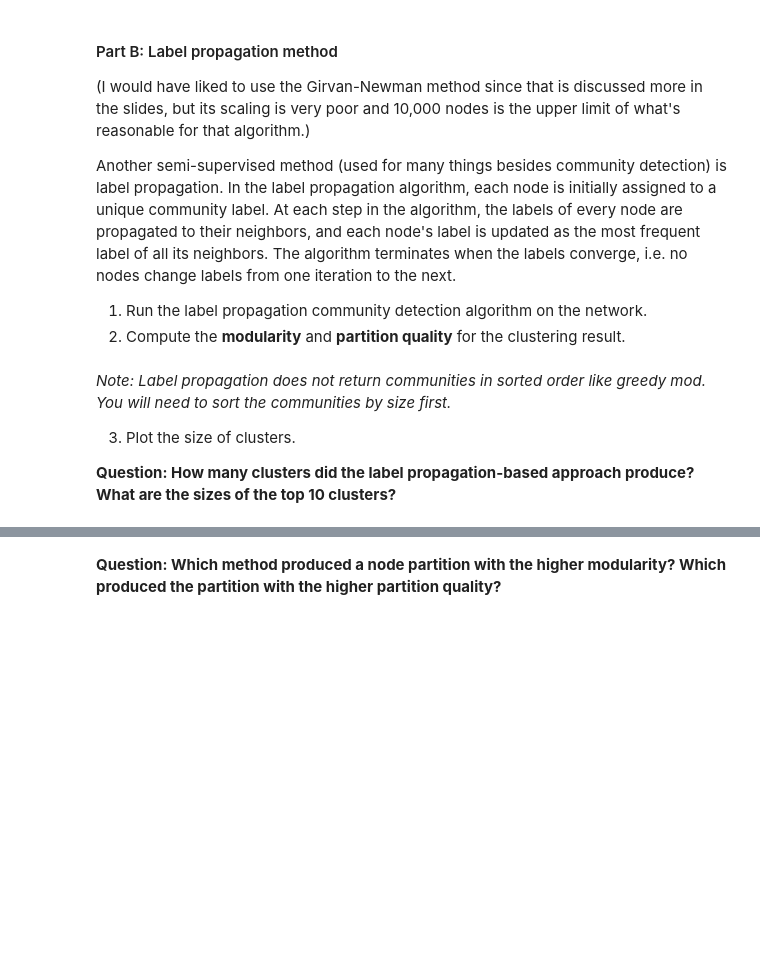
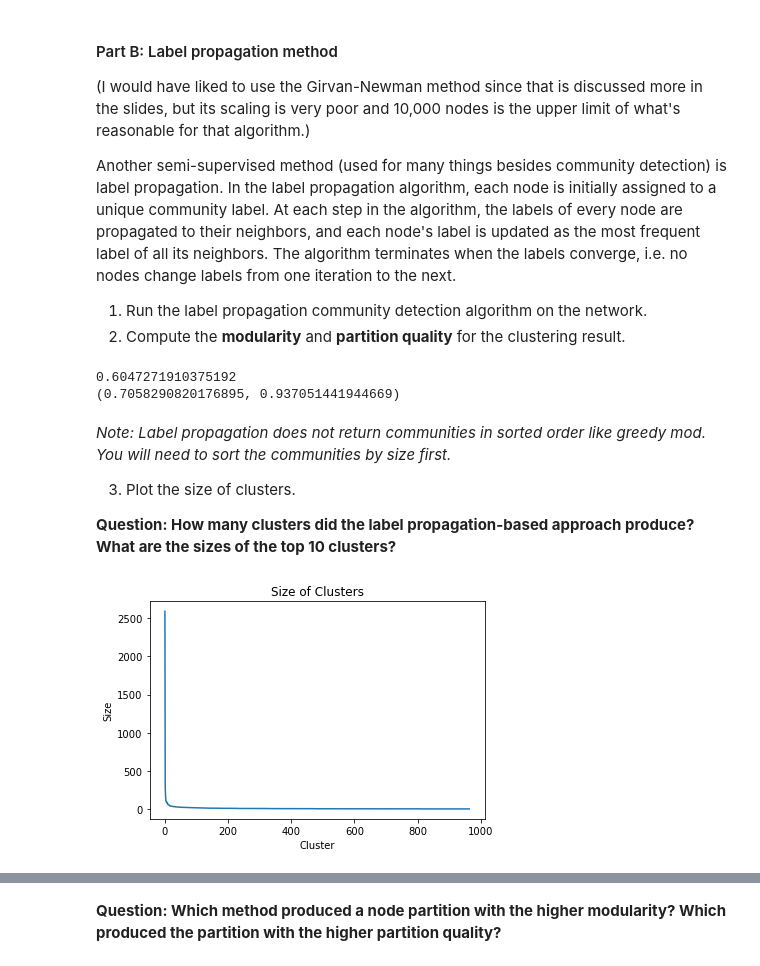
Before and after one commit to coverc/ITCS6162Summer2022Project, a Jupyter notebook: programming_assignment.ipynb, the cells around one changed output, grey strips where cells are left out. Cells and saved outputs as stored; diff of their text form; code cells hidden in the pictures; blank space fills up the shorter version.

```diff
--- a/programming_assignment.ipynb
+++ b/programming_assignment.ipynb
@@ -620,6 +622,35 @@ from networkx.algorithms.community import label_propagation_communities
+# %%
+from networkx.algorithms.community import label_propagation_communities
+
+LabelProp = label_propagation_communities(graph)
+
+LabelModularity = modularity(graph, LabelProp)
+
+LabelPartitionQuality = partition_quality(graph, LabelProp)
+
+#print(LabelProp)
+print(LabelModularity)
+print(LabelPartitionQuality)
+# %% [output]
+0.6047271910375192
+(0.7058290820176895, 0.937051441944669)
 # %% [markdown]
 *Note: Label propagation does not return communities in sorted order like greedy mod. You will need to sort the communities by size first.*
 
 3. Plot the size of clusters.
 
 **Question: How many clusters did the label propagation-based approach produce? What are the sizes of the top 10 clusters?**
+# %%
+sizeLabel = []
+for x in LabelProp:
+    sizeLabel.append(len(x))
+
+sizeLabel.sort(reverse=True)
+
+plt.plot(sizeLabel)
+plt.title("Size of Clusters")
+plt.xlabel("Cluster")
+plt.ylabel("Size")
+plt.show()
+# %% [output]
+[figure, added]
```
Also changed, not shown: parts of 12 cells of this notebook.
